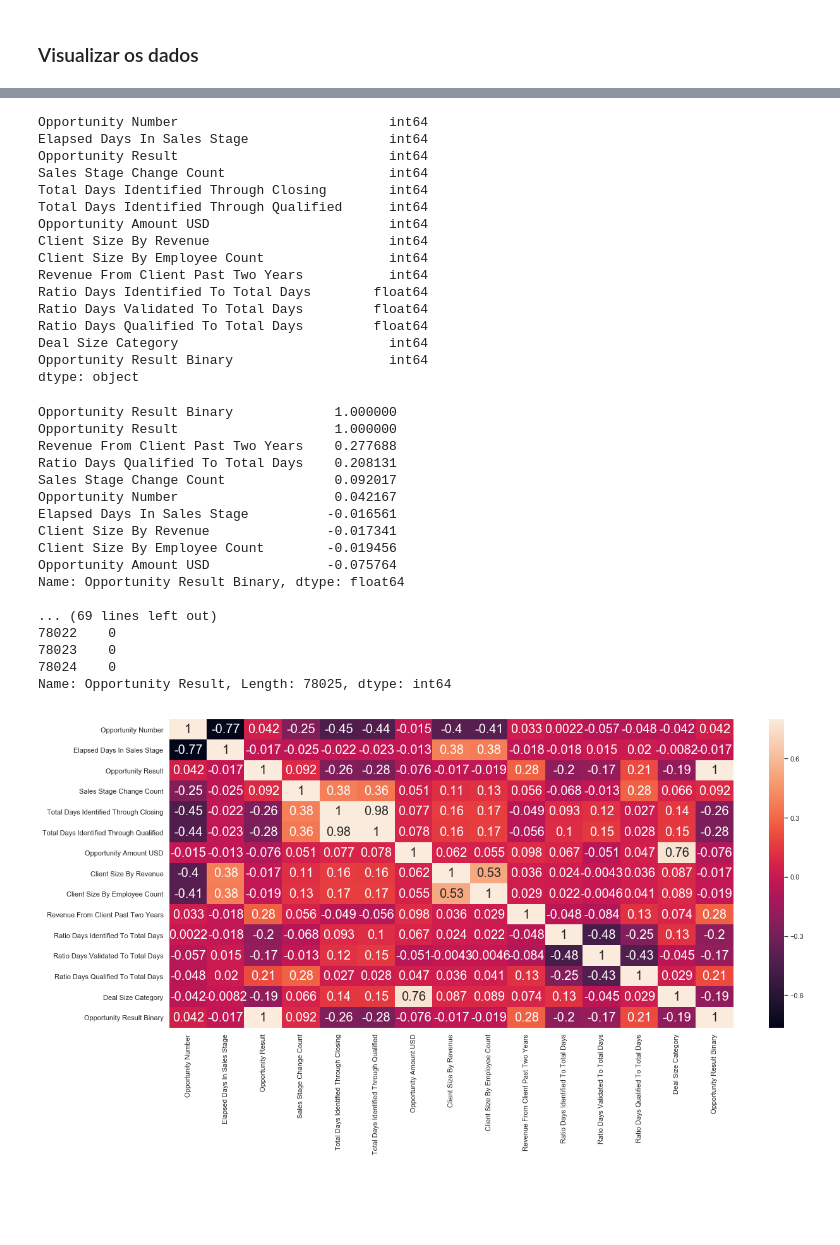
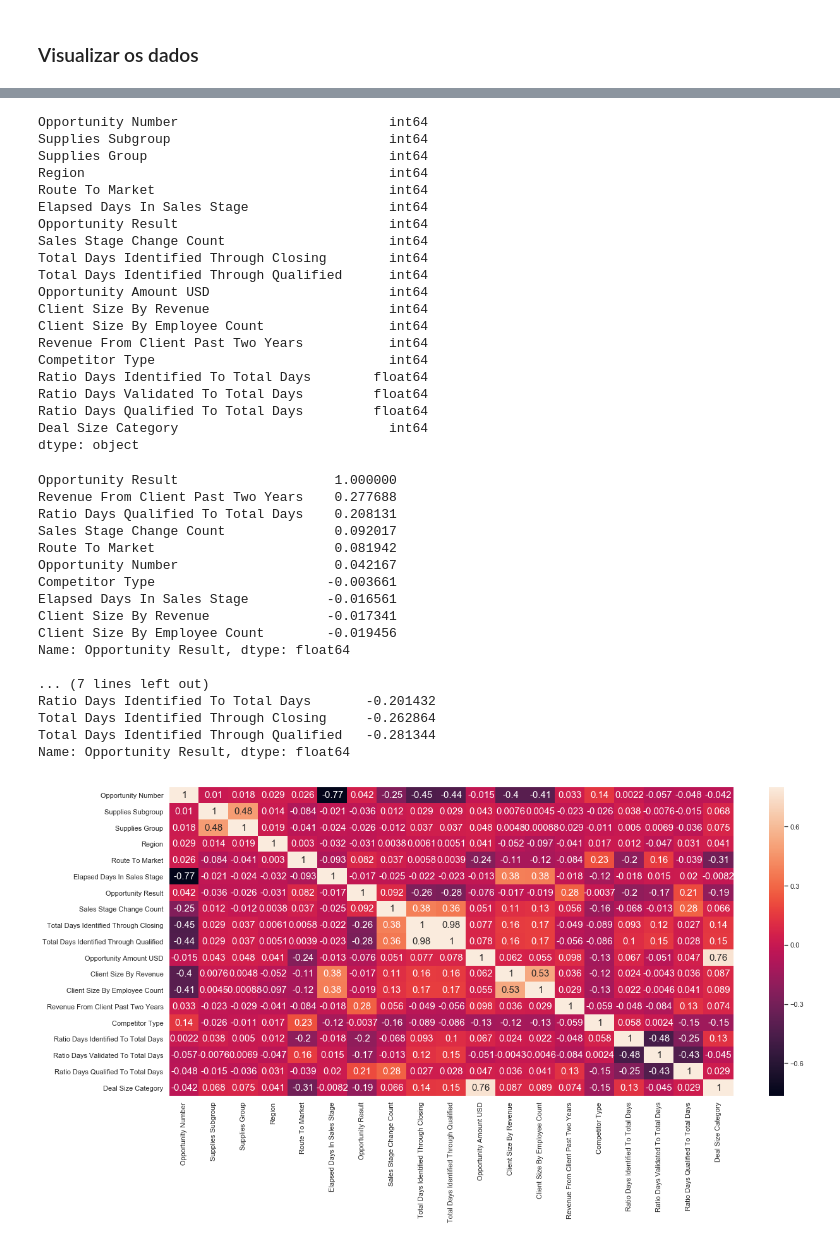
Before and after one commit to RaquelRufino/ProjetoIA, a Jupyter notebook: Sales.ipynb, the cells around one changed output, grey strips where cells are left out. Drawn from its saved outputs; the diff is of its cells as text; code cells hidden in the pictures; blank space fills up the shorter version.

```diff
--- a/Sales.ipynb
+++ b/Sales.ipynb
@@ -87,0 +53,11 @@ Name: Opportunity Result, Length: 78025, dtype: int64
+# %%
+le = LabelEncoder()
+
+sales_data['Supplies Subgroup'] = le.fit_transform(sales_data['Supplies Subgroup'])
+sales_data['Region'] = le.fit_transform(sales_data['Region'])
+sales_data['Route To Market'] = le.fit_transform(sales_data['Route To Market'])
+sales_data['Opportunity Result'] = le.fit_transform(sales_data['Opportunity Result'])
+sales_data['Competitor Type'] = le.fit_transform(sales_data['Competitor Type'])
+sales_data['Supplies Group'] = le.fit_transform(sales_data['Supplies Group'])
+
+sales_data.head()
@@ -90,6 +73,10 @@ numeric_features = sales_data.select_dtypes(include=[np.number])
 numeric_features.dtypes
 # %% [output]
 Opportunity Number                           int64
+Supplies Subgroup                            int64
+Supplies Group                               int64
+Region                                       int64
+Route To Market                              int64
 Elapsed Days In Sales Stage                  int64
 Opportunity Result                           int64
 Sales Stage Change Count                     int64
@@ -99,39 +86,38 @@ Opportunity Amount USD                       int64
 Client Size By Revenue                       int64
 Client Size By Employee Count                int64
 Revenue From Client Past Two Years           int64
+Competitor Type                              int64
 Ratio Days Identified To Total Days        float64
 Ratio Days Validated To Total Days         float64
 Ratio Days Qualified To Total Days         float64
 Deal Size Category                           int64
-Opportunity Result Binary                    int64
 dtype: object
 # %%
 corr = numeric_features.corr()
 
-print (corr['Opportunity Result Binary'].sort_values(ascending=False)[:10], '\n')
-print (corr['Opportunity Result Binary'].sort_values(ascending=False)[-10:])
-print (sales_data['Opportunity Result'])
+print (corr['Opportunity Result'].sort_values(ascending=False)[:10], '\n')
+print (corr['Opportunity Result'].sort_values(ascending=False)[-10:])
 # %% [output]
-Opportunity Result Binary             1.000000
 Opportunity Result                    1.000000
 Revenue From Client Past Two Years    0.277688
 Ratio Days Qualified To Total Days    0.208131
 Sales Stage Change Count              0.092017
+Route To Market                       0.081942
 Opportunity Number                    0.042167
+Competitor Type                      -0.003661
 Elapsed Days In Sales Stage          -0.016561
 Client Size By Revenue               -0.017341
 Client Size By Employee Count        -0.019456
-Opportunity Amount USD               -0.075764
-Name: Opportunity Result Binary, dtype: float64
+Name: Opportunity Result, dtype: float64
 
-... (69 lines left out)
-78022    0
-78023    0
-78024    0
-Name: Opportunity Result, Length: 78025, dtype: int64
+... (7 lines left out)
+Ratio Days Identified To Total Days       -0.201432
+Total Days Identified Through Closing     -0.262864
+Total Days Identified Through Qualified   -0.281344
+Name: Opportunity Result, dtype: float64
 # %%
 #correlacao matrix
 f, ax = plt.subplots(figsize=(20, 9))
-sns.heatmap(corr, vmax=.8,annot_kws={'size': 20}, annot=True);
+sns.heatmap(corr, vmax=.8,annot_kws={'size': 15}, annot=True);
 # %% [output]
-[figure, old version]
+[figure, new version]
```
Also changed, not shown: parts of 10 cells of this notebook.
